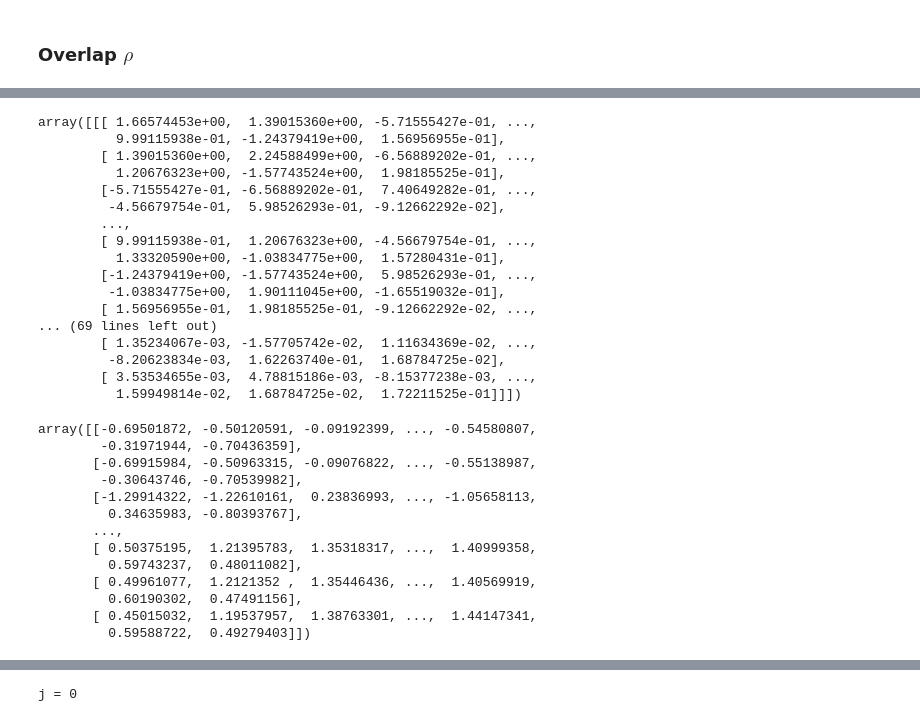
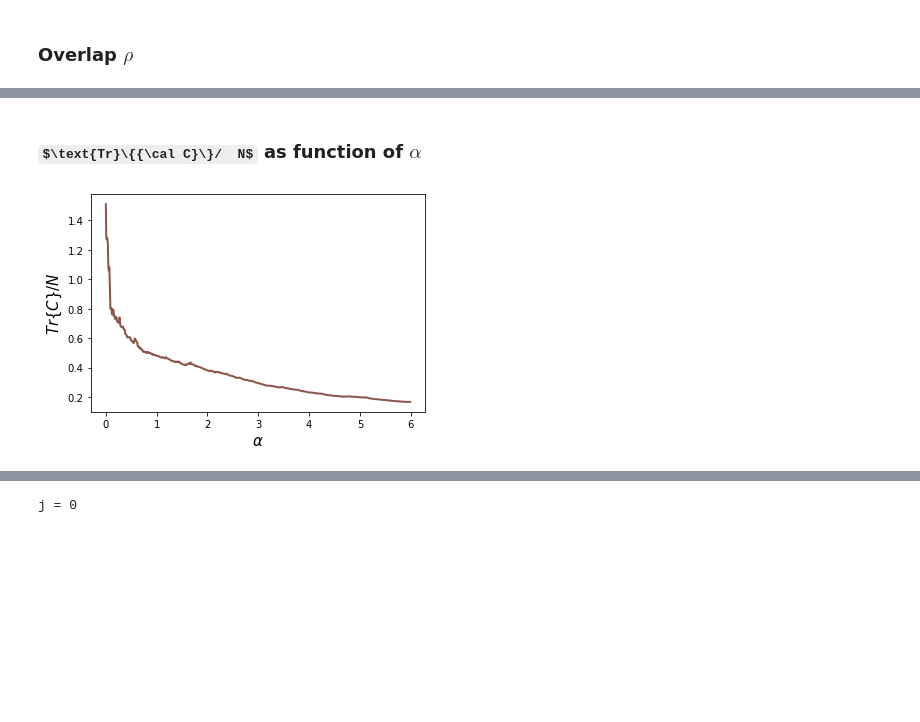
Before and after one commit to rodsveiga/maxent, a Jupyter notebook: exp.ipynb, the cells around one changed output, grey strips where cells are left out. Saved outputs shown, nothing was run; the diff lists cells and outputs as text; code cells hidden in the pictures; some formulas as TeX source; blank space fills up the shorter version.

```diff
--- a/exp.ipynb
+++ b/exp.ipynb
@@ -163,36 +151,9 @@ plt.show()
-# %%
-C_
-# %% [output]
-array([[[ 1.66574453e+00,  1.39015360e+00, -5.71555427e-01, ...,
-          9.99115938e-01, -1.24379419e+00,  1.56956955e-01],
-        [ 1.39015360e+00,  2.24588499e+00, -6.56889202e-01, ...,
-          1.20676323e+00, -1.57743524e+00,  1.98185525e-01],
-        [-5.71555427e-01, -6.56889202e-01,  7.40649282e-01, ...,
-         -4.56679754e-01,  5.98526293e-01, -9.12662292e-02],
-        ...,
-        [ 9.99115938e-01,  1.20676323e+00, -4.56679754e-01, ...,
-          1.33320590e+00, -1.03834775e+00,  1.57280431e-01],
-        [-1.24379419e+00, -1.57743524e+00,  5.98526293e-01, ...,
-         -1.03834775e+00,  1.90111045e+00, -1.65519032e-01],
-        [ 1.56956955e-01,  1.98185525e-01, -9.12662292e-02, ...,
-... (69 lines left out)
-        [ 1.35234067e-03, -1.57705742e-02,  1.11634369e-02, ...,
-         -8.20623834e-03,  1.62263740e-01,  1.68784725e-02],
-        [ 3.53534655e-03,  4.78815186e-03, -8.15377238e-03, ...,
-          1.59949814e-02,  1.68784725e-02,  1.72211525e-01]]])
-# %%
-w_
-# %% [output]
-array([[-0.69501872, -0.50120591, -0.09192399, ..., -0.54580807,
-        -0.31971944, -0.70436359],
-       [-0.69915984, -0.50963315, -0.09076822, ..., -0.55138987,
-        -0.30643746, -0.70539982],
-       [-1.29914322, -1.22610161,  0.23836993, ..., -1.05658113,
-         0.34635983, -0.80393767],
-       ...,
-       [ 0.50375195,  1.21395783,  1.35318317, ...,  1.40999358,
-         0.59743237,  0.48011082],
-       [ 0.49961077,  1.2121352 ,  1.35446436, ...,  1.40569919,
-         0.60190302,  0.47491156],
-       [ 0.45015032,  1.19537957,  1.38763301, ...,  1.44147341,
-         0.59588722,  0.49279403]])
+# %% [markdown]
+### $\text{Tr}\{{\cal C}\}/  N$ as function of $\alpha$
+# %%
+plt.plot(alpha, traceC/N, linewidth= 2, color= 'C5')
+plt.xlabel(r'$\alpha$', fontsize= 15)
+plt.ylabel(r'$ Tr\{ C \}/  N$', fontsize= 15)
+plt.show()
+# %% [output]
+[figure, added]
```
Also changed, not shown: parts of 26 cells of this notebook.
